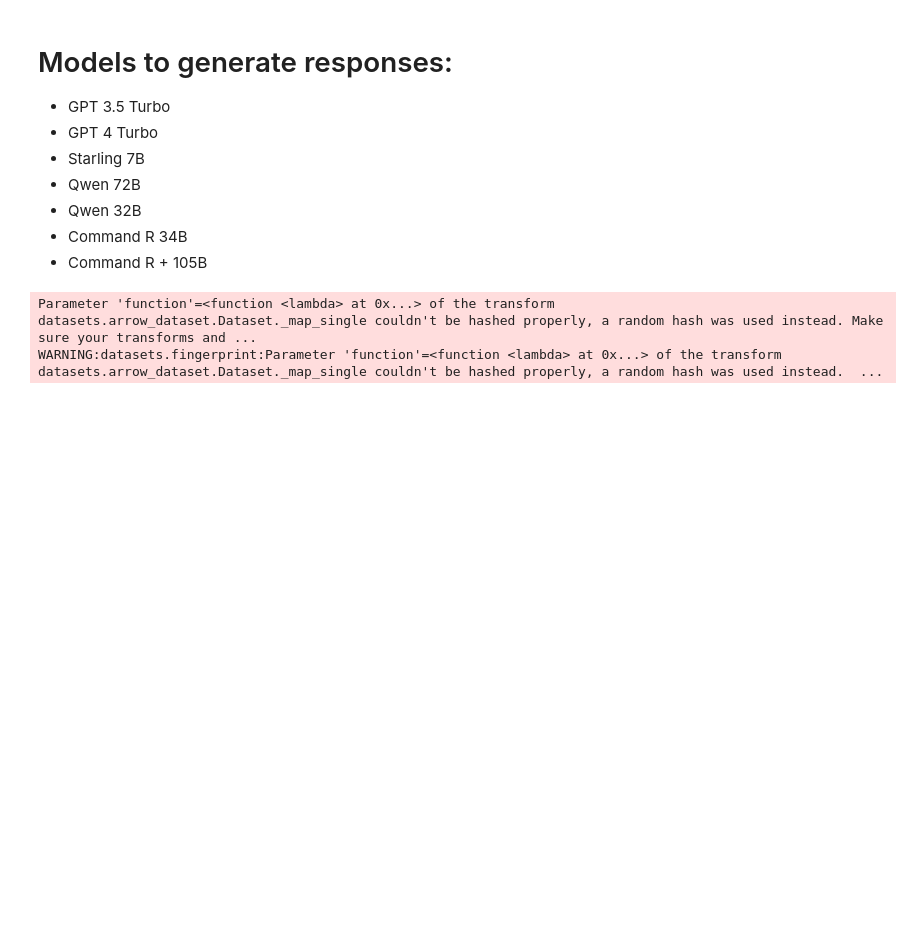
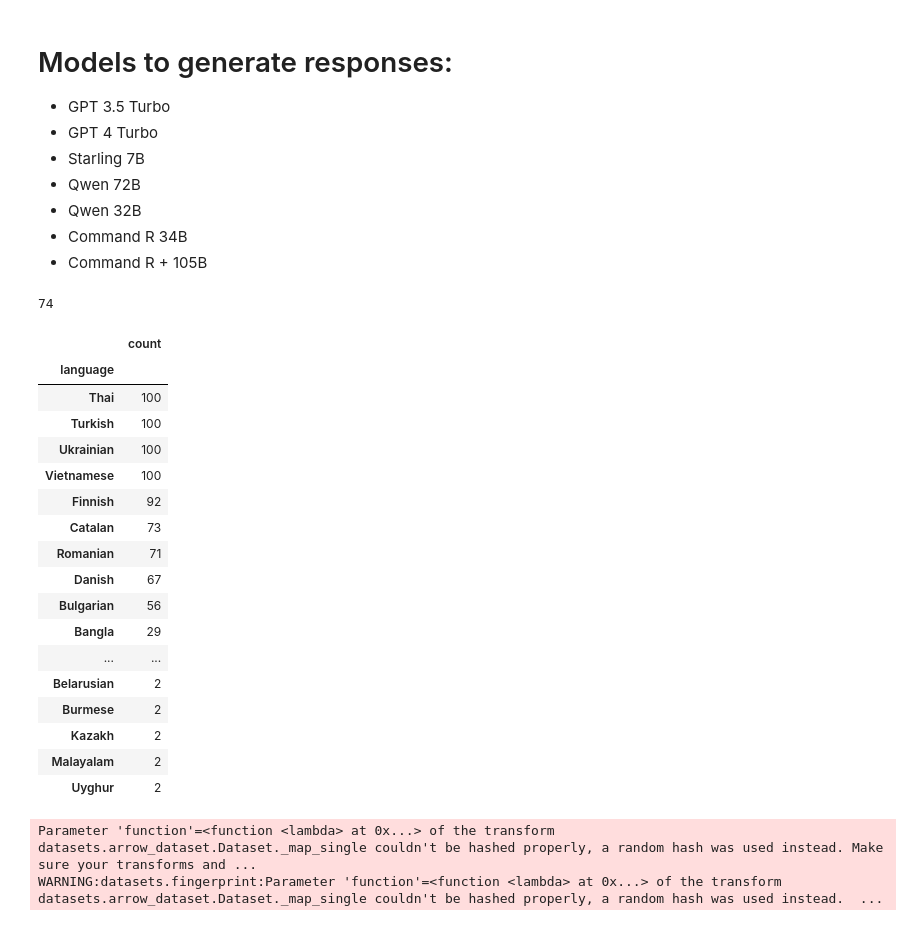
Before and after one commit to lightblue-tech/suzume, a Jupyter notebook: mitsu/data_creation/response_generation.ipynb, the cells around one changed output. Saved outputs shown, nothing was run; the diff lists cells and outputs as text; code cells hidden in the pictures; blank space fills up the shorter version.

```diff
--- a/mitsu/data_creation/response_generation.ipynb
+++ b/mitsu/data_creation/response_generation.ipynb
@@ -14,6 +14,35 @@
 from datasets import load_dataset
 
 prompts_dataset = load_dataset("lightblue/multilingual_prompts_100_sample", split="train")
+# %%
+len(set(prompts_dataset["language"]))
+# %% [output]
+74
+# %%
+import numpy as np
+import pandas as pd
+vc = prompts_dataset.to_pandas()["language"].value_counts()
+res = vc.iloc[np.lexsort((vc.index, -vc.values))]
+pd.DataFrame(res[20:60])
+# %% [output]
+|  | count |
+| language |  |
+| Thai | 100 |
+| Turkish | 100 |
+| Ukrainian | 100 |
+| Vietnamese | 100 |
+| Finnish | 92 |
+| Catalan | 73 |
+| Romanian | 71 |
+| Danish | 67 |
+| Bulgarian | 56 |
+| Bangla | 29 |
+| ... | ... |
+| Belarusian | 2 |
+| Burmese | 2 |
+| Kazakh | 2 |
+| Malayalam | 2 |
+| Uyghur | 2 |
 # %%
 from openai import AzureOpenAI
 from google.colab import userdata
```
Also changed, not shown: 2 other files.
